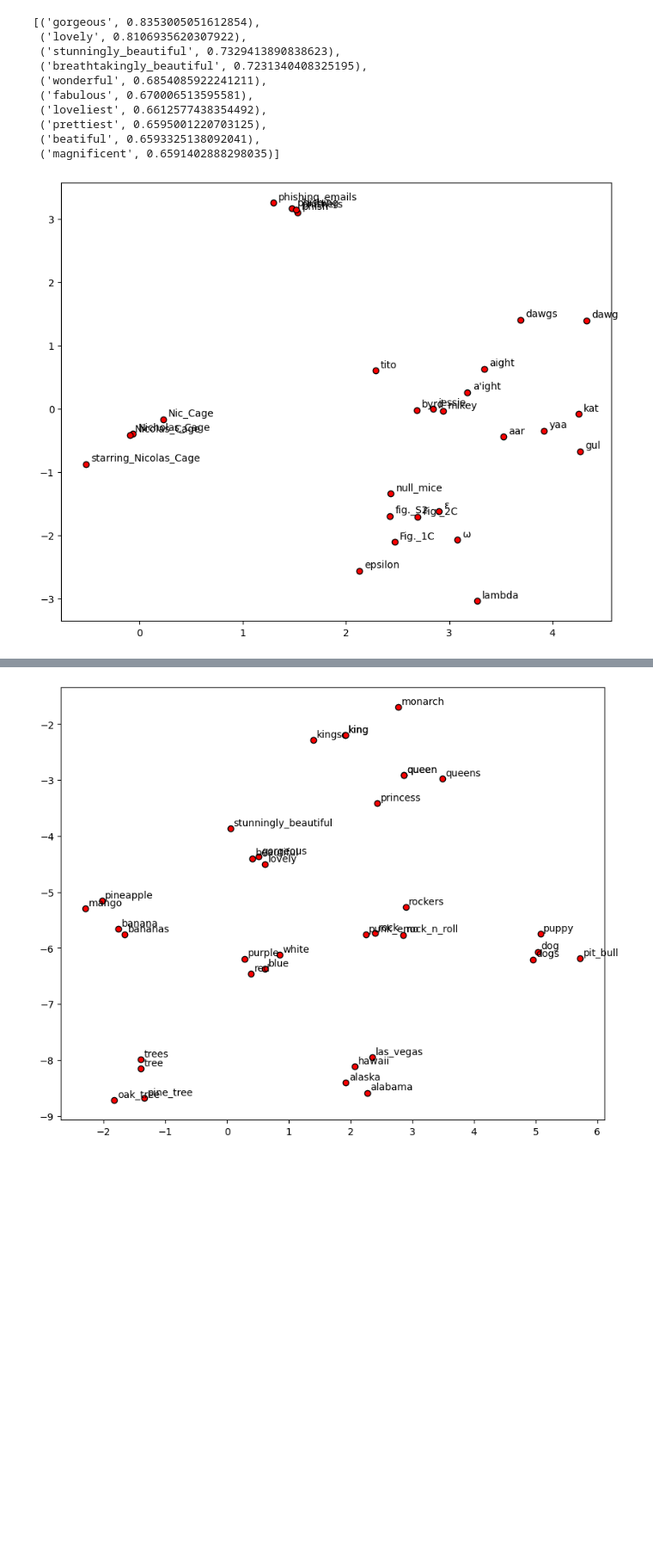
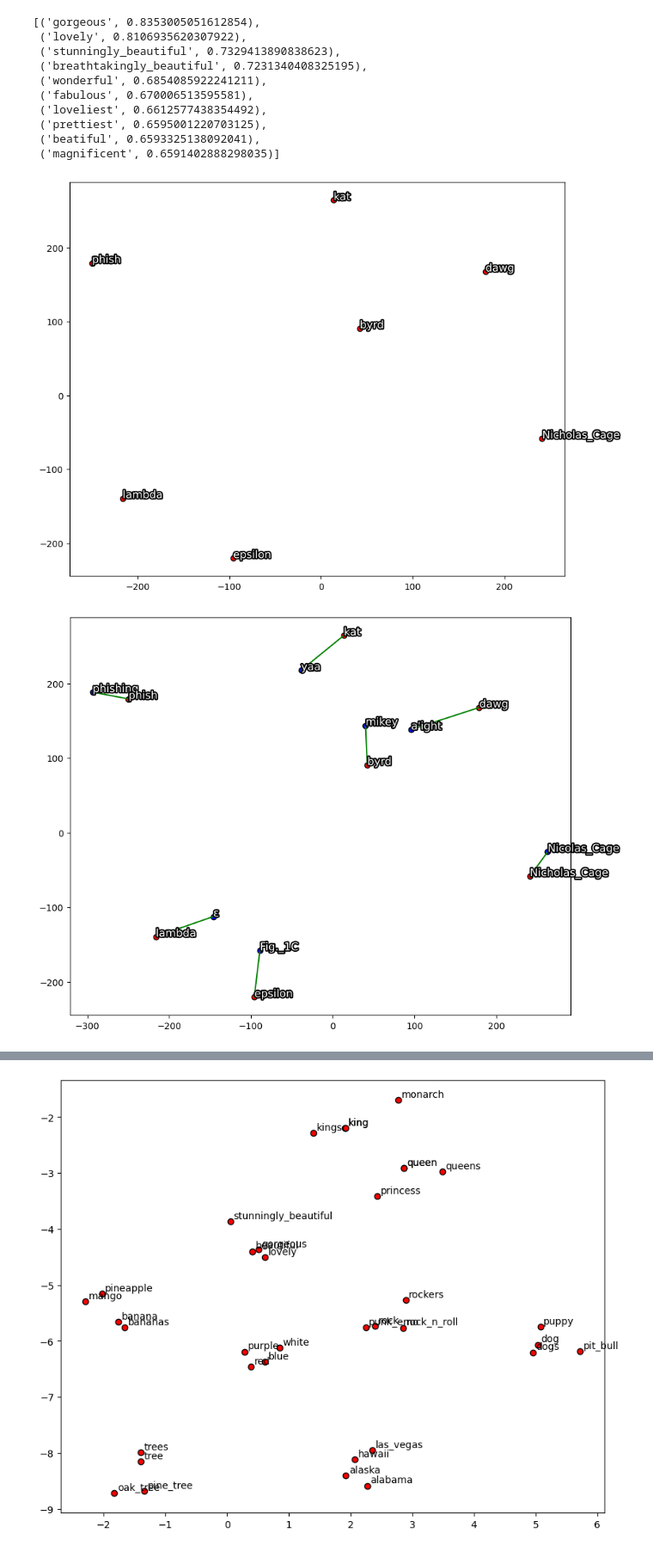
Before and after one commit to lettucegoblin/Machine-Learning-Illustrated-Examples, a Jupyter notebook: Exploring higher dimensional visualization.ipynb, the cells around one changed output, grey strips where cells are left out. Shown at 86% size. Cells and saved outputs as stored; diff of their text form; code cells hidden in the pictures; blank space fills up the shorter version.

Commit message:
add color

```diff
--- a/Exploring higher dimensional visualization.ipynb
+++ b/Exploring higher dimensional visualization.ipynb
@@ -46,35 +48,106 @@ model.most_similar('beautiful')
  ('beatiful', 0.6593325138092041),
  ('magnificent', 0.6591402888298035)]
 # %%
+import matplotlib.patheffects as PathEffects
+
 def similiarTupleToArr(original,similiar):
   return [original] + [word for word, _ in similiar]
-
 def plot_words(words_to_visualize):
   words = []
   for vword in words_to_visualize:
     if model.key_to_index[vword]:
       similar = model.most_similar(vword, topn=3)
       new_words = similiarTupleToArr(vword,similar)
       words.extend(new_words)
   # Extracting the vectors for the words
   word_vectors = np.array([model[word] for word in words])
   plot_vec(word_vectors, words)
 
 def plot_vec(word_vectors, words):
   # Using t-SNE to reduce dimensionality for visualization
   perplexity = max(1, len(words) / 2)
   tsne = TSNE(n_components=2, random_state=0, perplexity=perplexity)
   word_vectors_2d = tsne.fit_transform(word_vectors)
 
   # Plotting the words in 2D space
   plt.figure(figsize=(10, 8))
   plt.scatter(word_vectors_2d[:, 0], word_vectors_2d[:, 1], edgecolors='k', c='r')
   for word, (x, y) in zip(words, word_vectors_2d):
     plt.text(x + 0.05, y + 0.05, word)
 
   plt.show()
+def plot_words_similiar(words_to_visualize, similar_words_count=3, display_similar_count=3):
+  words = []
+  similiar_words = []
+  for vword in words_to_visualize:
+    words.append(vword)
+    if model.key_to_index[vword] and similar_words_count != 0:
+      similar = model.most_similar(vword, topn=similar_words_count)
+      #new_words = similiarTupleToArr(vword,similar)
+      new_words = [word for word, _ in similar]
+      similiar_words.extend(new_words)
+  # Extracting the vectors for the words
+  word_vectors = np.array([model[word] for word in words])
+  similiar_words_vectors = np.array([model[word] for word in similiar_words])
+  plot_vec_similiar(word_vectors, words, similiar_words_vectors, similiar_words, similar_words_count, display_similar_count)
+
+def plot_vec_similiar(word_vectors, words, similiar_words_vectors, similiar_words, similar_words_count, display_similar_count, display_plot=True):
+
+  # Concatenate the vectors
+  if similar_words_count == 0:
+    all_vectors = word_vectors
+  else:
+    all_vectors = np.concatenate((word_vectors, similiar_words_vectors), axis=0)
+
+
+  # Using t-SNE to reduce dimensionality for visualization
+  perplexity = 5#max(1, (len(words) + len(similiar_words)) / 2) # default 30
+  learning_rate = 200  # Default is 200
+  early_exaggeration = 45.0  # Default is 12.0
+  tsne = TSNE(n_components=2, random_state=0, perplexity=perplexity, early_exaggeration=early_exaggeration, learning_rate=learning_rate)
+  all_vectors_2d = tsne.fit_transform(all_vectors)
+
+  # Split the transformed vectors back into two arrays
+  word_vectors_2d = all_vectors_2d[:len(word_vectors)]
+  similiar_words_vectors_2d = all_vectors_2d[len(word_vectors):]
+
+  # Slice the arrays to only include the first display_similar_count elements for each word
+  display_similiar_words_vectors_2d = np.array([similiar_words_vectors_2d[i * similar_words_count : i * similar_words_count + display_similar_count] for i in range(len(words))]).reshape(-1, 2)
+  display_similiar_words = [similiar_words[i * similar_words_count : i * similar_words_count + display_similar_count] for i in range(len(words))]
+
+
+  # Plotting the words in 2D space
+  if display_plot:
+    plt.figure(figsize=(10, 8))
+  plt.scatter(word_vectors_2d[:, 0], word_vectors_2d[:, 1], edgecolors='k', c='r')
+  #plt.scatter(similiar_words_vectors_2d[:, 0], similiar_words_vectors_2d[:, 1], edgecolors='k', c='b')
+  plt.scatter(display_similiar_words_vectors_2d[:, 0], display_similiar_words_vectors_2d[:, 1], edgecolors='k', c='b')
+  for i, word in enumerate(words):
+    word_x, word_y = word_vectors_2d[i]
+    for j in range(min(similar_words_count, display_similar_count)):
+        similar_word_index = i * similar_words_count + j
+        similar_word_x, similar_word_y = similiar_words_vectors_2d[similar_word_index]
+        plt.plot([word_x, similar_word_x], [word_y, similar_word_y], 'g-')
+
+
+  for i, word in enumerate(words):
+    for j in range(min(similar_words_count, display_similar_count)):
+        similar_word_index = i * similar_words_count + j
+        similar_word_x, similar_word_y = similiar_words_vectors_2d[similar_word_index]
+        plt.text(similar_word_x + 0.05, similar_word_y + 0.05, similiar_words[similar_word_index], fontsize=12, color='white',
+                 path_effects=[PathEffects.withStroke(linewidth=3, foreground='black')])
+  for word, (x, y) in zip(words, word_vectors_2d):
+    plt.text(x + 0.05, y + 0.05, word, fontsize=12, color='white',
+             path_effects=[PathEffects.withStroke(linewidth=3, foreground='black')])
+
+  if display_plot:
+    plt.show()
 
 words_to_visualize = ['dawg', 'kat', 'byrd', 'phish', 'Nicholas_Cage', 'lambda', 'epsilon']
-plot_words(words_to_visualize)
+plot_words_similiar(words_to_visualize, 2,0)
+plot_words_similiar(words_to_visualize, 2,1)
+#plot_words_similiar(words_to_visualize, 2, 2)
+#plot_words_similiar(words_to_visualize, 3, 3)
 # %% [output]
-[figure, old version]
+[figure, new version]
+[figure, added]
```
Also changed, not shown: parts of 4 cells of this notebook.
